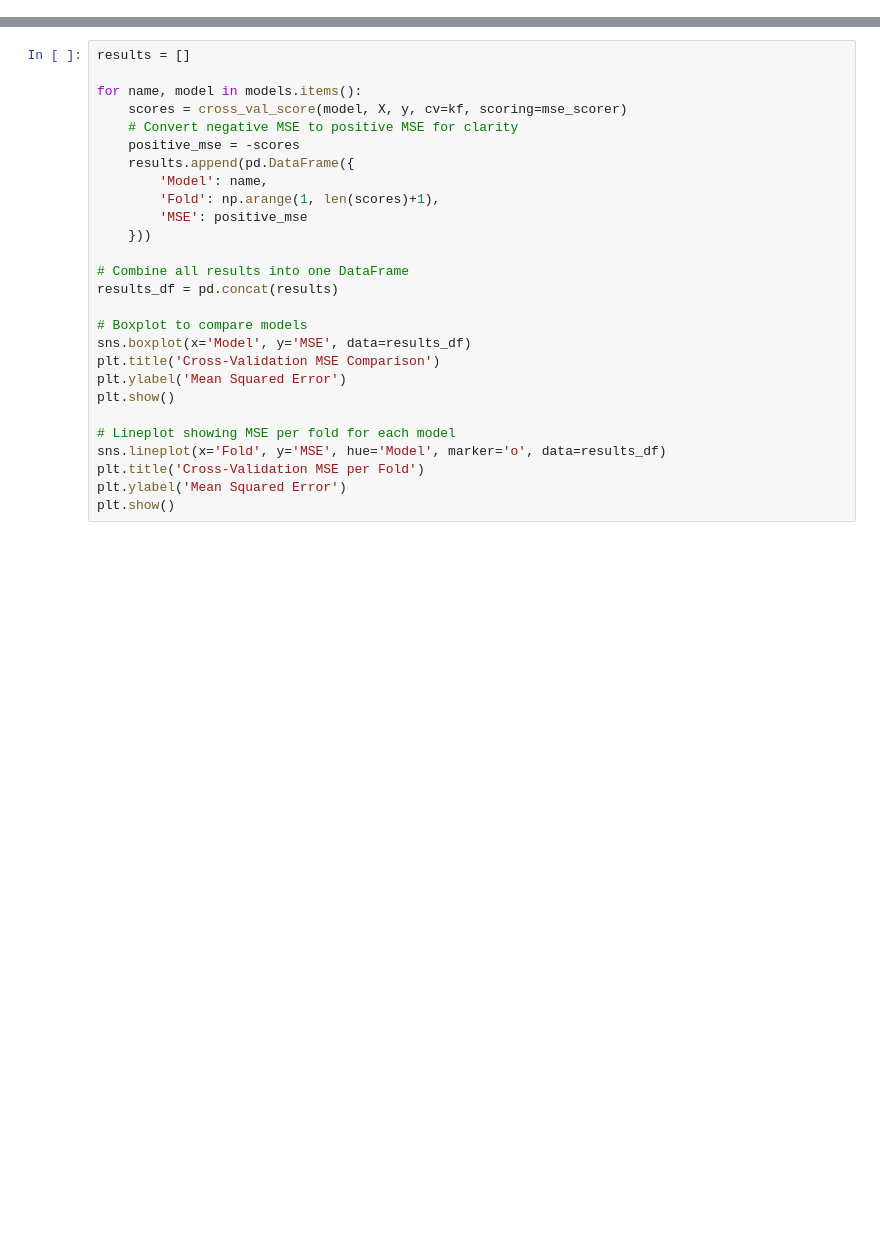
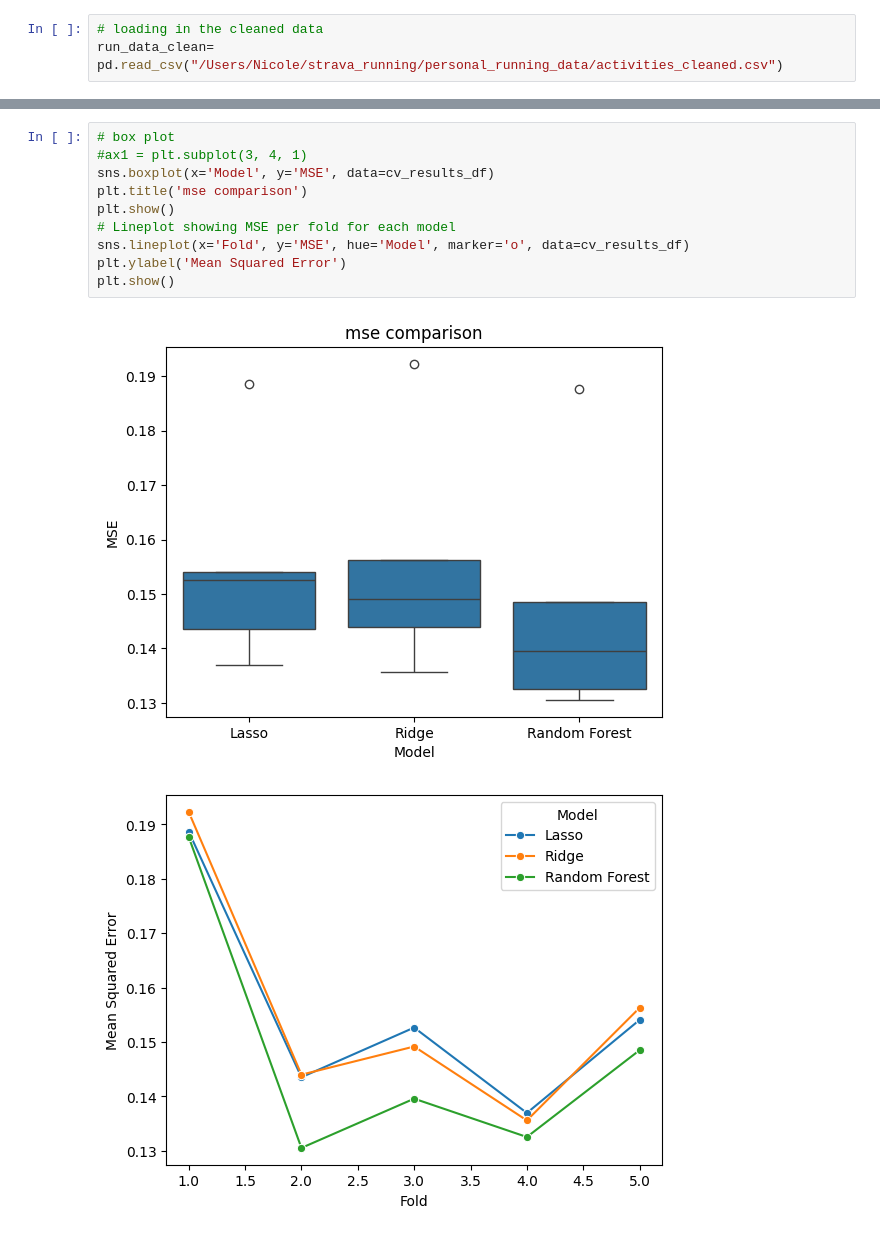
Before and after one commit to nchoquette95/strava_running, a Jupyter notebook: modeling.ipynb, the cells around one changed output, grey strips where cells are left out. Saved outputs shown, nothing was run; the diff lists cells and outputs as text; blank space fills up the shorter version.

```diff
--- a/modeling.ipynb
+++ b/modeling.ipynb
@@ -31,0 +45,3 @@ i see that there's 2 models
+# %%
+# loading in the cleaned data
+run_data_clean= pd.read_csv("/Users/Nicole/strava_running/personal_running_data/activities_cleaned.csv")
@@ -144,30 +205,16 @@ Random Forest | MSE scores:[-0.14386253 -0.13192484 -0.19439448 -0.13717159 -0.1
 # %%
-results = []
-
-for name, model in models.items():
-    scores = cross_val_score(model, X, y, cv=kf, scoring=mse_scorer)
-    # Convert negative MSE to positive MSE for clarity
-    positive_mse = -scores
-    results.append(pd.DataFrame({
-        'Model': name,
-        'Fold': np.arange(1, len(scores)+1),
-        'MSE': positive_mse
-    }))
-
-# Combine all results into one DataFrame
-results_df = pd.concat(results)
-
-# Boxplot to compare models
-sns.boxplot(x='Model', y='MSE', data=results_df)
-plt.title('Cross-Validation MSE Comparison')
+# box plot
+#ax1 = plt.subplot(3, 4, 1)
+sns.boxplot(x='Model', y='MSE', data=cv_results_df)
+plt.title('mse comparison')
+plt.show()
+# Lineplot showing MSE per fold for each model
+sns.lineplot(x='Fold', y='MSE', hue='Model', marker='o', data=cv_results_df)
 plt.ylabel('Mean Squared Error')
 plt.show()
-
-# Lineplot showing MSE per fold for each model
-sns.lineplot(x='Fold', y='MSE', hue='Model', marker='o', data=results_df)
-plt.title('Cross-Validation MSE per Fold')
-plt.ylabel('Mean Squared Error')
-plt.show()
+# %% [output]
+[figure, added]
+[figure, added]
 # %%
 plt.figure(figsize=(18, 5))
 
```
Also changed, not shown: parts of 23 cells of this notebook, 3 other files.
